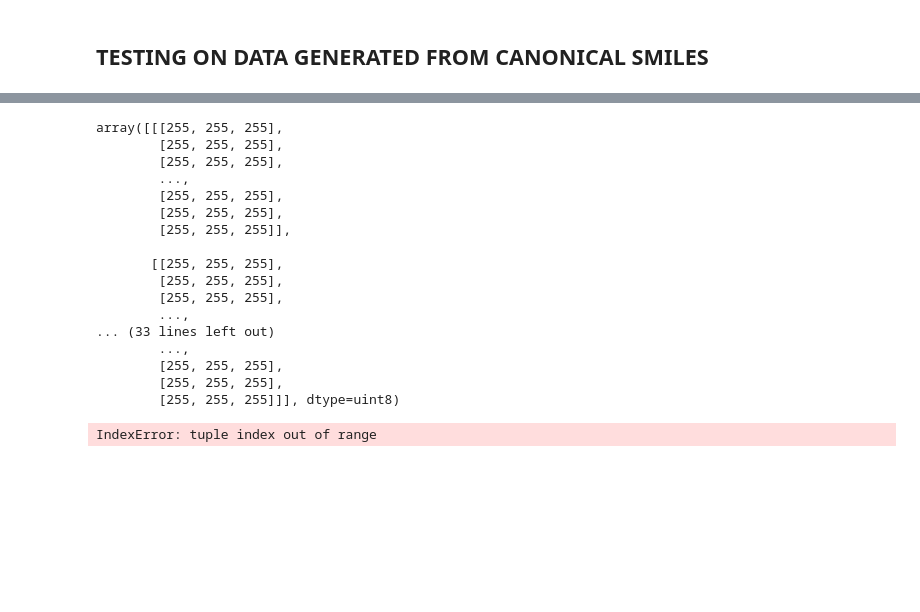
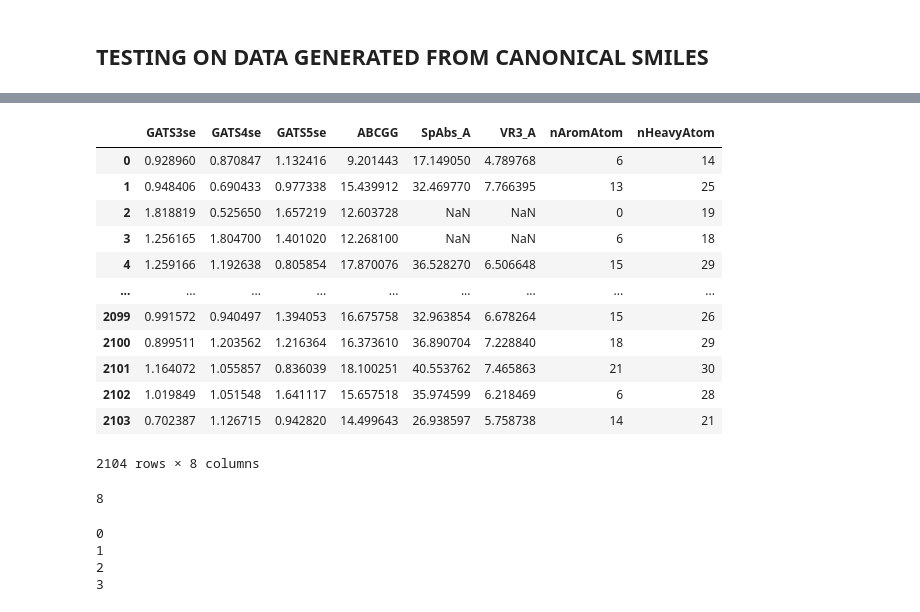
Before and after one commit to Ghaby-X/Statistical_test_screener, a Jupyter notebook: tester.ipynb, the cells around one changed output, grey strips where cells are left out. Saved outputs shown, nothing was run; the diff lists cells and outputs as text; code cells hidden in the pictures; blank space fills up the shorter version.

```diff
--- a/tester.ipynb
+++ b/tester.ipynb
@@ -236,24 +225,20 @@ TypeError: Image data of dtype <U13 cannot be converted to float
-# %%
-cv2.imread("new_image.png")
-# %% [output]
-array([[[255, 255, 255],
-        [255, 255, 255],
-        [255, 255, 255],
-        ...,
-        [255, 255, 255],
-        [255, 255, 255],
-        [255, 255, 255]],
-
-       [[255, 255, 255],
-        [255, 255, 255],
-        [255, 255, 255],
-        ...,
-... (33 lines left out)
-        ...,
-        [255, 255, 255],
-        [255, 255, 255],
-        [255, 255, 255]]], dtype=uint8)
-# %%
-model.predict(l)
-# %% [output]
-IndexError: tuple index out of range
+# %%
+test_data
+# %% [output]
+|  | GATS3se | GATS4se | GATS5se | ABCGG | SpAbs_A | VR3_A | nAromAtom | nHeavyAtom |
+| 0 | 0.928960 | 0.870847 | 1.132416 | 9.201443 | 17.149050 | 4.789768 | 6 | 14 |
+| 1 | 0.948406 | 0.690433 | 0.977338 | 15.439912 | 32.469770 | 7.766395 | 13 | 25 |
+| 2 | 1.818819 | 0.525650 | 1.657219 | 12.603728 | NaN | NaN | 0 | 19 |
+| 3 | 1.256165 | 1.804700 | 1.401020 | 12.268100 | NaN | NaN | 6 | 18 |
+| 4 | 1.259166 | 1.192638 | 0.805854 | 17.870076 | 36.528270 | 6.506648 | 15 | 29 |
+| ... | ... | ... | ... | ... | ... | ... | ... | ... |
+| 2099 | 0.991572 | 0.940497 | 1.394053 | 16.675758 | 32.963854 | 6.678264 | 15 | 26 |
+| 2100 | 0.899511 | 1.203562 | 1.216364 | 16.373610 | 36.890704 | 7.228840 | 18 | 29 |
+| 2101 | 1.164072 | 1.055857 | 0.836039 | 18.100251 | 40.553762 | 7.465863 | 21 | 30 |
+| 2102 | 1.019849 | 1.051548 | 1.641117 | 15.657518 | 35.974599 | 6.218469 | 6 | 28 |
+| 2103 | 0.702387 | 1.126715 | 0.942820 | 14.499643 | 26.938597 | 5.758738 | 14 | 21 |
+2104 rows × 8 columns
+# %%
+len(cols)
+# %% [output]
+8
@@ -259,0 +252,10 @@ IndexError: tuple index out of range
+# %%
+fig, ax = plt.subplots(ncols = 4, figsize = (20,20))
+
+for i in range(int(len(cols)/2)):
+    print(i)
+# %% [output]
+0
+1
+2
+3
```
Also changed, not shown: parts of 12 cells of this notebook.
